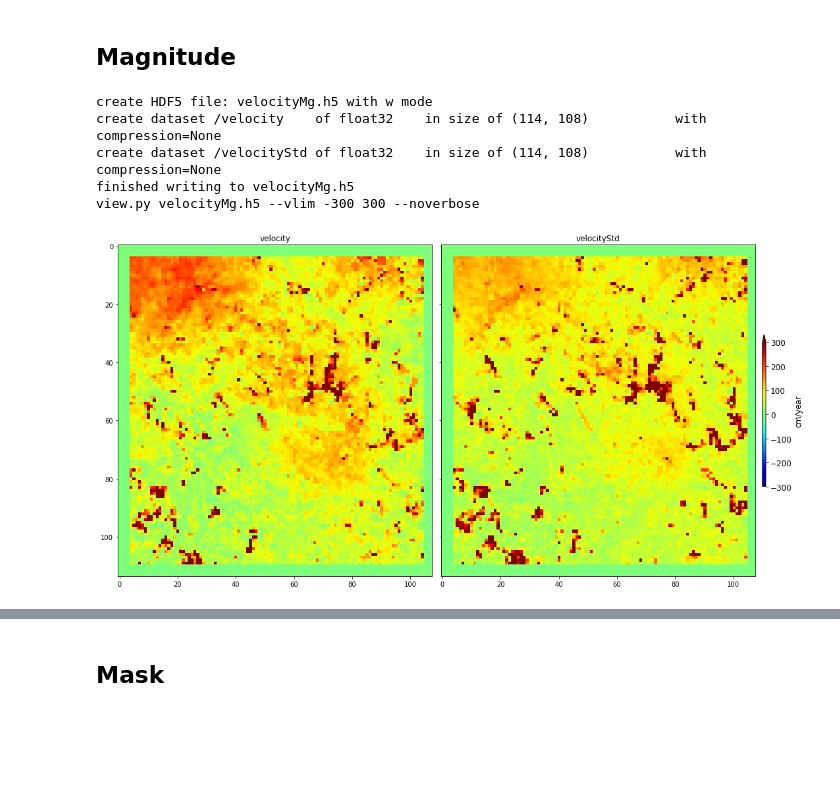
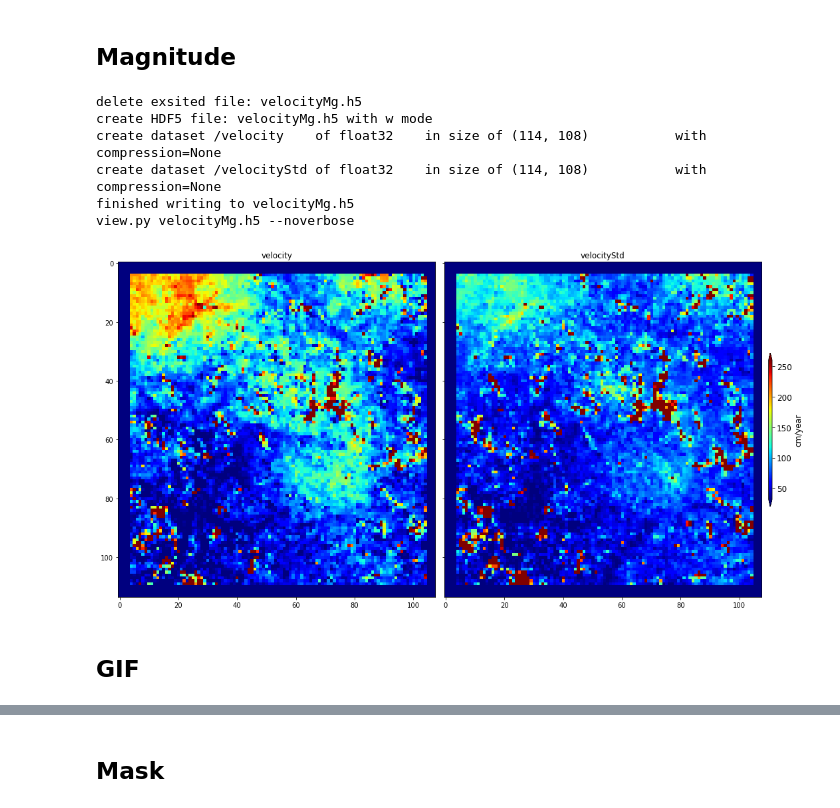
Before and after one commit to forrestfwilliams/pixeloffset_mintpy, a Jupyter notebook: planet_workflow.ipynb, the cells around one changed output, grey strips where cells are left out. Saved outputs shown, nothing was run; the diff lists cells and outputs as text; code cells hidden in the pictures; blank space fills up the shorter version.

```diff
--- a/planet_workflow.ipynb
+++ b/planet_workflow.ipynb
@@ -344,21 +381,24 @@ view.py velocityRg.h5 -m maskSNR.h5 --noverbose
 # %%
 az, atr = readfile.read('velocityAz.h5',datasetName='velocity')
 az_std, _ = readfile.read('velocityAz.h5',datasetName='velocityStd')
 
 rg, _ = readfile.read('velocityRg.h5',datasetName='velocity')
 rg_std, _ = readfile.read('velocityRg.h5',datasetName='velocityStd')
 
 mg = np.sqrt(np.power(az,2) + np.power(rg,2))
 mg_std = np.sqrt(np.power(az_std,2) + np.power(rg_std,2))
 
 datasetDict = {'velocity':mg, 'velocityStd':mg_std}
 writefile.write(datasetDict,out_file='velocityMg.h5',ref_file='velocityAz.h5')
 
-view.main('velocityMg.h5 --vlim -300 300 --noverbose'.split())
+view.main('velocityMg.h5 --noverbose'.split())
 # %% [output]
+delete exsited file: velocityMg.h5
 create HDF5 file: velocityMg.h5 with w mode
 create dataset /velocity    of float32    in size of (114, 108)           with compression=None
 create dataset /velocityStd of float32    in size of (114, 108)           with compression=None
 finished writing to velocityMg.h5
-view.py velocityMg.h5 --vlim -300 300 --noverbose
+view.py velocityMg.h5 --noverbose
-[figure, old version]
+[figure, new version]
+# %% [markdown]
+## GIF
```
Also changed, not shown: parts of 13 cells of this notebook, 3 other files.
